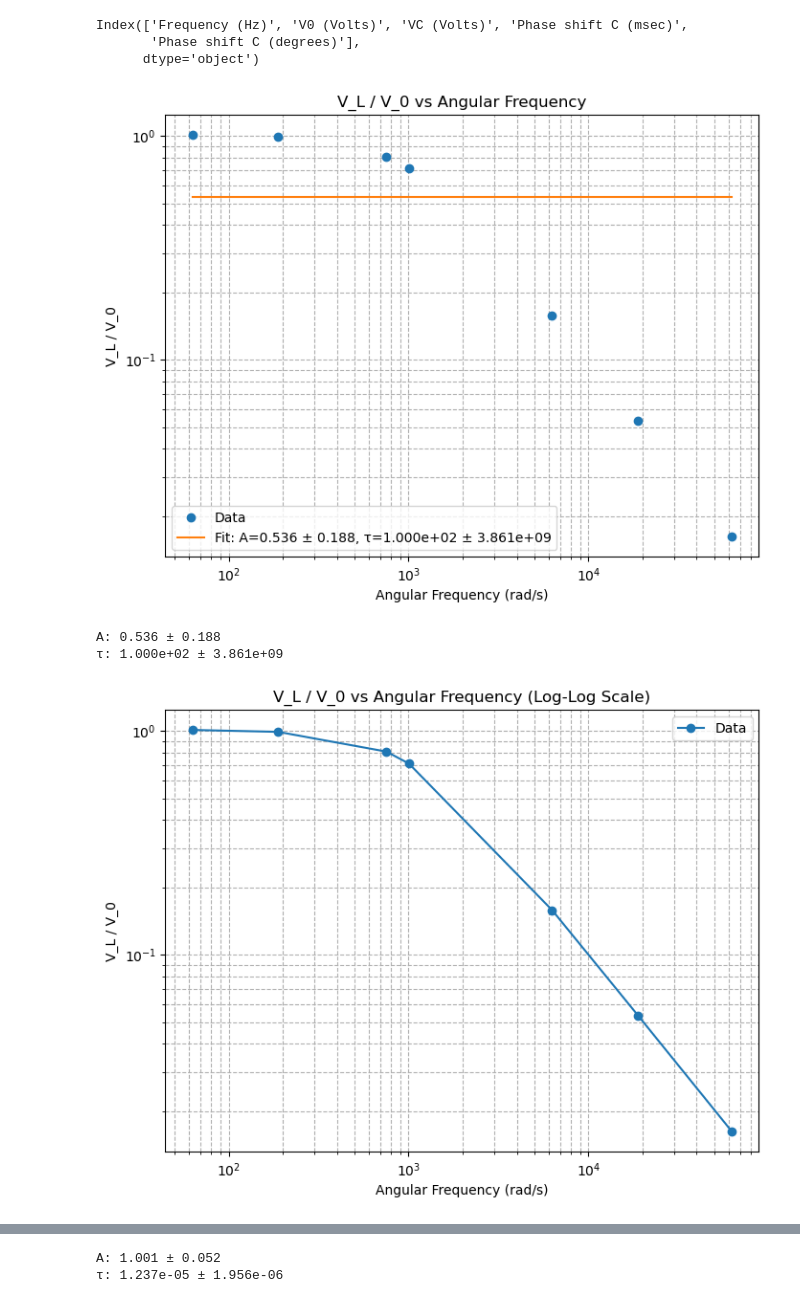
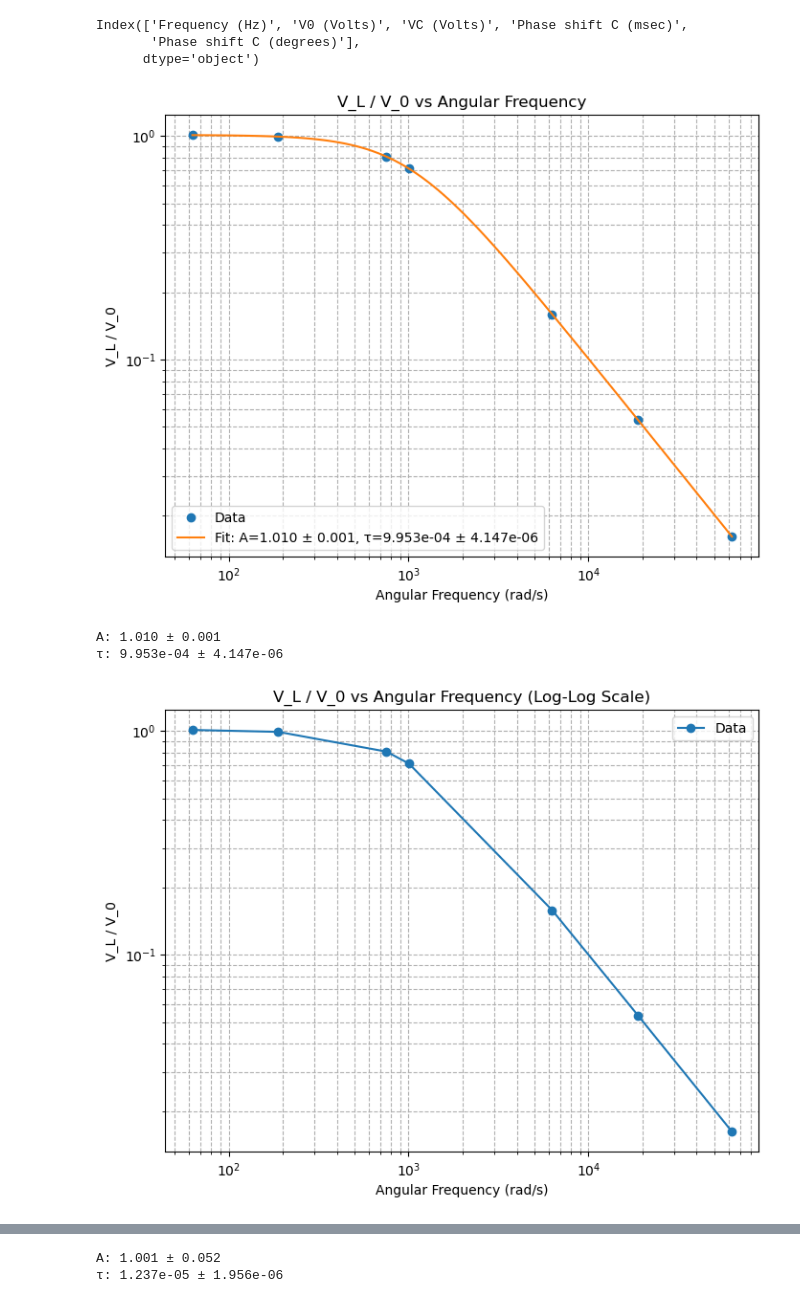
Before and after one commit to Faith-Qiao/physics5bl, a Jupyter notebook: lab9/lab9.ipynb, the cells around one changed output, grey strips where cells are left out. Saved outputs shown, nothing was run; the diff lists cells and outputs as text; code cells hidden in the pictures.

Commit message:
curves work now

```diff
--- a/lab9/lab9.ipynb
+++ b/lab9/lab9.ipynb
@@ -10,6 +9,20 @@ import matplotlib
 %matplotlib inline
 # %%
 def plot_log_log_VL_V0(frequencies, V0, VL):
+
+    omega = 2 * np.pi * np.array(frequencies)
+
+    VL_V0 = np.array(VL) / np.array(V0)
+
+    plt.figure(figsize=(8, 6))
+    plt.loglog(omega,VL_V0, 'o-', label='Data')
+    plt.xlabel('Angular Frequency (rad/s)')
+    plt.ylabel('V_L / V_0')
+    plt.title('V_L / V_0 vs Angular Frequency (Log-Log Scale)')
+    plt.grid(True, which="both", linestyle='--')
+    plt.legend()
+    plt.show()
+def plot_log_log_VL_V0_2(frequencies, V0, VL):
     """
     Plots VL/V0 as a function of angular frequency using a log-log scale.
 
@@ -18,13 +31,10 @@ def plot_log_log_VL_V0(frequencies, V0, VL):
     - V0: List or array of V0 values (in Volts)
     - VL: List or array of VL values (in Volts)
     """
-    # Convert frequencies to angular frequencies (ω = 2πf)
     omega = 2 * np.pi * np.array(frequencies)
 
-    # Calculate VL/V0 ratio
     VL_V0 = np.array(VL) / np.array(V0)
 
-    # Plotting on a log-log scale
     plt.figure(figsize=(8, 6))
     plt.loglog(omega, VL_V0, 'o-', label='Data')
     plt.xlabel('Angular Frequency (rad/s)')
@@ -80,28 +117,27 @@ Index(['Frequency (Hz)', 'V0 (Volts)', 'VC (Volts)', 'Phase shift C (msec)',
        'Phase shift C (degrees)'],
       dtype='object')
 # %%
-# Example usage with the two datasets
 # Dataset 1
 frequencies_1 = part1['Frequency (Hz)']
 V0_1 = part1['V0 (Volts)']
 VL_1 = part1['VC (Volts)']
 phase_1 = part1.iloc[0:,4]
 
-analyze_frequency_data(frequencies_1, V0_1, VL_1)
+analyze_frequency_data_1(frequencies_1, V0_1, VL_1)
 plot_log_log_VL_V0(frequencies_1, V0_1, VL_1)
 
-# Dataset 2 (if applicable)
+# Dataset 2
 frequencies_2 = part2['Frequency (Hz)']
 V0_2 = part2['V0 (Volts)']
 VL_2 = part2['VC (Volts)']
 phase_2 = part2.iloc[0:,4]
 
-analyze_frequency_data(frequencies_2, V0_2, VL_2)
-plot_log_log_VL_V0(frequencies_2, V0_2, VL_2)
+analyze_frequency_data_2(frequencies_2, V0_2, VL_2)
+plot_log_log_VL_V0_2(frequencies_2, V0_2, VL_2)
 # %% [output]
-[figure, old version]
+[figure, new version]
-A: 0.536 ± 0.188
-τ: 1.000e+02 ± 3.861e+09
+A: 1.010 ± 0.001
+τ: 9.953e-04 ± 4.147e-06
 [figure]
 [figure]
 A: 1.001 ± 0.052
```
Also changed, not shown: parts of 5 cells of this notebook.
